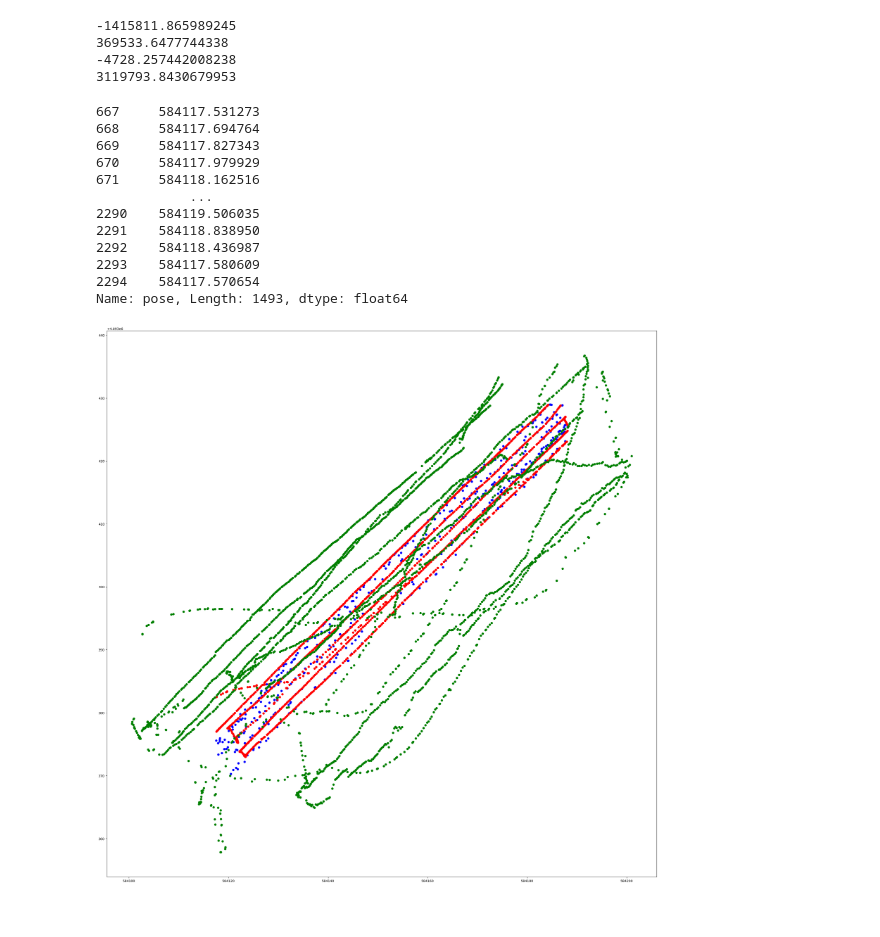
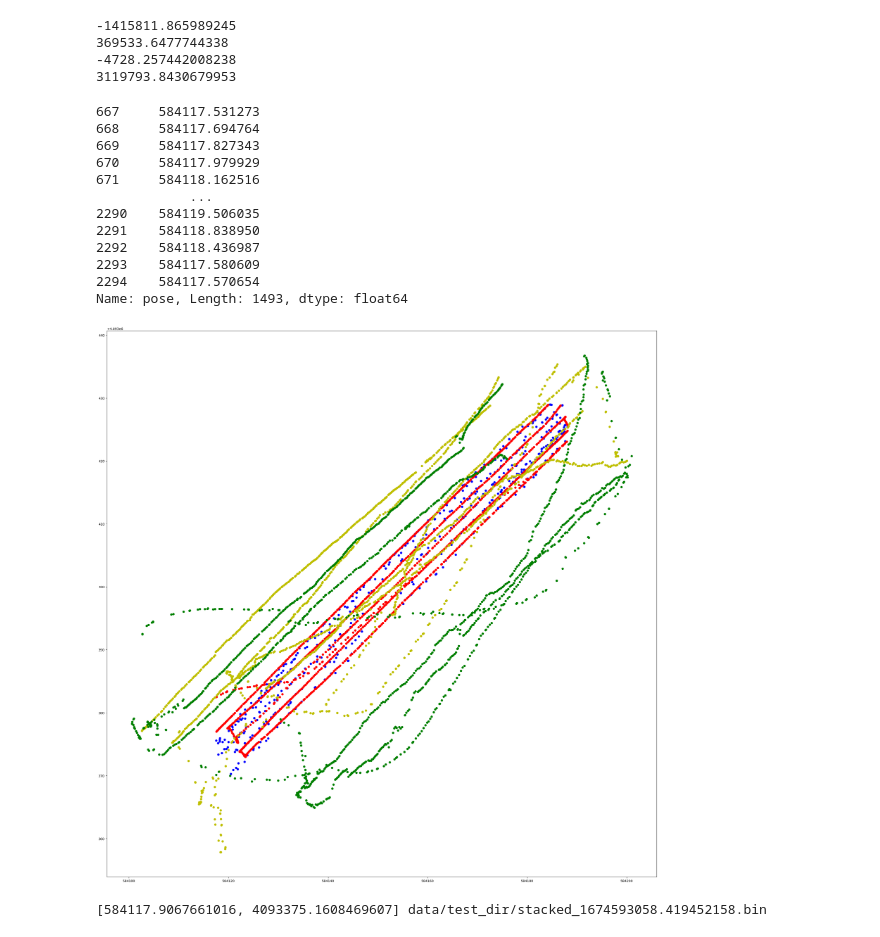
Before and after one commit to Altaffer/HARE_DatasetPipeline, a Jupyter notebook: data_labeler.ipynb, the cells around one changed output. Drawn from its saved outputs; the diff is of its cells as text; code cells hidden in the pictures.

Commit message:
working on pretty images

```diff
--- a/data_labeler.ipynb
+++ b/data_labeler.ipynb
@@ -175,32 +175,32 @@ min_y = proc_click[0].related["y"].min(axis=0)
 # plot click data
 plt.figure(figsize=(30, 30))
 plt.scatter(proc_click[0].related.x, proc_click[0].related.y, c='b')
 p_x = processed_data[0].parsed.pose.map(lambda x: x[0, 3])
 p_y = processed_data[0].parsed.pose.map(lambda x: x[1, 3])
 zone = (p_x >= min_x) & (p_x <= max_x) & (p_y >= min_y) & (p_y <= max_y)
 # vx_zone
 vx_max = processed_data[0].parsed.xmax[zone]
 vy_max = processed_data[0].parsed.ymax[zone]
 vx_min = processed_data[0].parsed.xmin[zone]
 vy_min = processed_data[0].parsed.ymin[zone]
 pux = p_x[zone]
 puy = p_y[zone]
 print(pux)
 plt.scatter(pux, puy, c="r")
-plt.scatter(vx_max, vy_max, c="g")
+plt.scatter(vx_max, vy_max, c="y")
 plt.scatter(vx_min, vy_min, c="g")
 plt.show()
 # %% [output]
 667     584117.531273
 668     584117.694764
 669     584117.827343
 670     584117.979929
 671     584118.162516
             ...
 2290    584119.506035
 2291    584118.838950
 2292    584118.436987
 2293    584117.580609
 2294    584117.570654
 Name: pose, Length: 1493, dtype: float64
-[figure, old version]
+[figure, new version]
@@ -208,0 +207,7 @@ Name: pose, Length: 1493, dtype: float64
+# %%
+# back projection time
+pt = [proc_click[0].related.x[0], proc_click[0].related.y[0]]
+imgs = proc_click[0].related.relevant[0][0]
+print(pt, imgs)
+# %% [output]
+[584117.9067661016, 4093375.1608469607] data/test_dir/stacked_1674593058.419452158.bin
```
Also changed, not shown: parts of 1 cell of this notebook, 1 other file.
